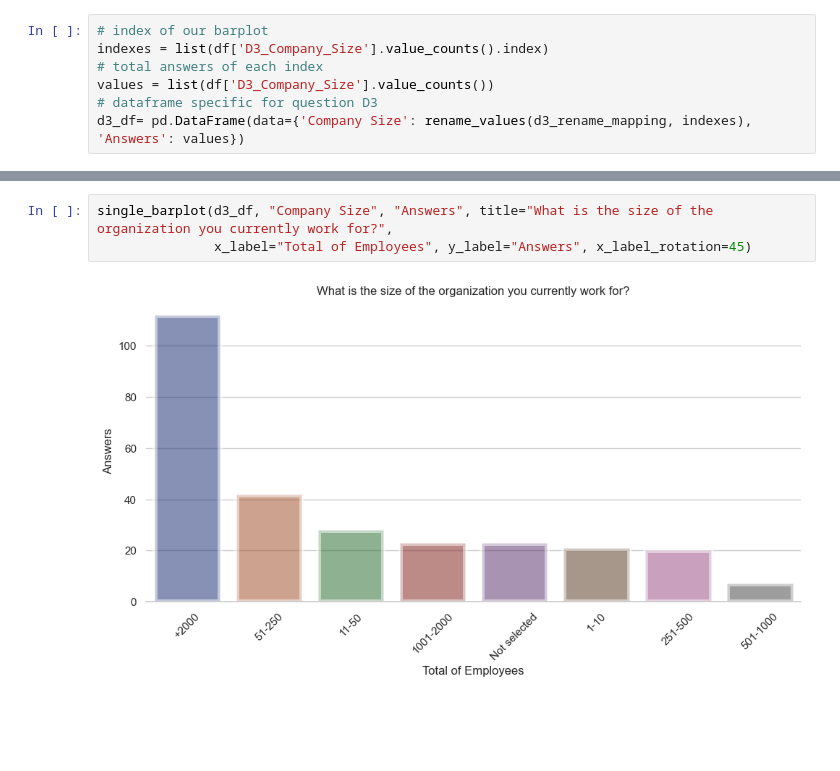
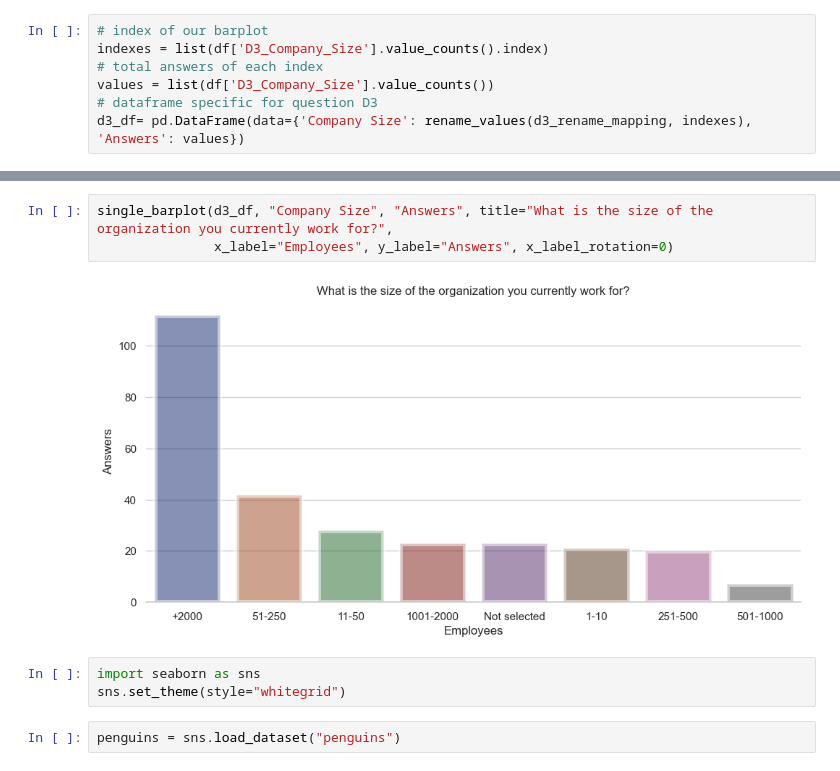
Before and after one commit to Software-Science-Lab-PUC-Rio/napiml-analysis, a Jupyter notebook: Análises/D3.ipynb, the cells around one changed output, grey strips where cells are left out. Drawn from its saved outputs; the diff is of its cells as text; blank space fills up the shorter version.

```diff
--- a/Análises/D3.ipynb
+++ b/Análises/D3.ipynb
@@ -48,5 +76,10 @@ d3_df= pd.DataFrame(data={'Company Size': rename_values(d3_rename_mapping, index
 # %%
 single_barplot(d3_df, "Company Size", "Answers", title="What is the size of the organization you currently work for?",
-               x_label="Total of Employees", y_label="Answers", x_label_rotation=45)
+               x_label="Employees", y_label="Answers", x_label_rotation=0)
 # %% [output]
-[figure, old version]
+[figure, new version]
+# %%
+import seaborn as sns
+sns.set_theme(style="whitegrid")
+# %%
+penguins = sns.load_dataset("penguins")
```
Also changed, not shown: parts of 6 cells of this notebook, 1 other file.
